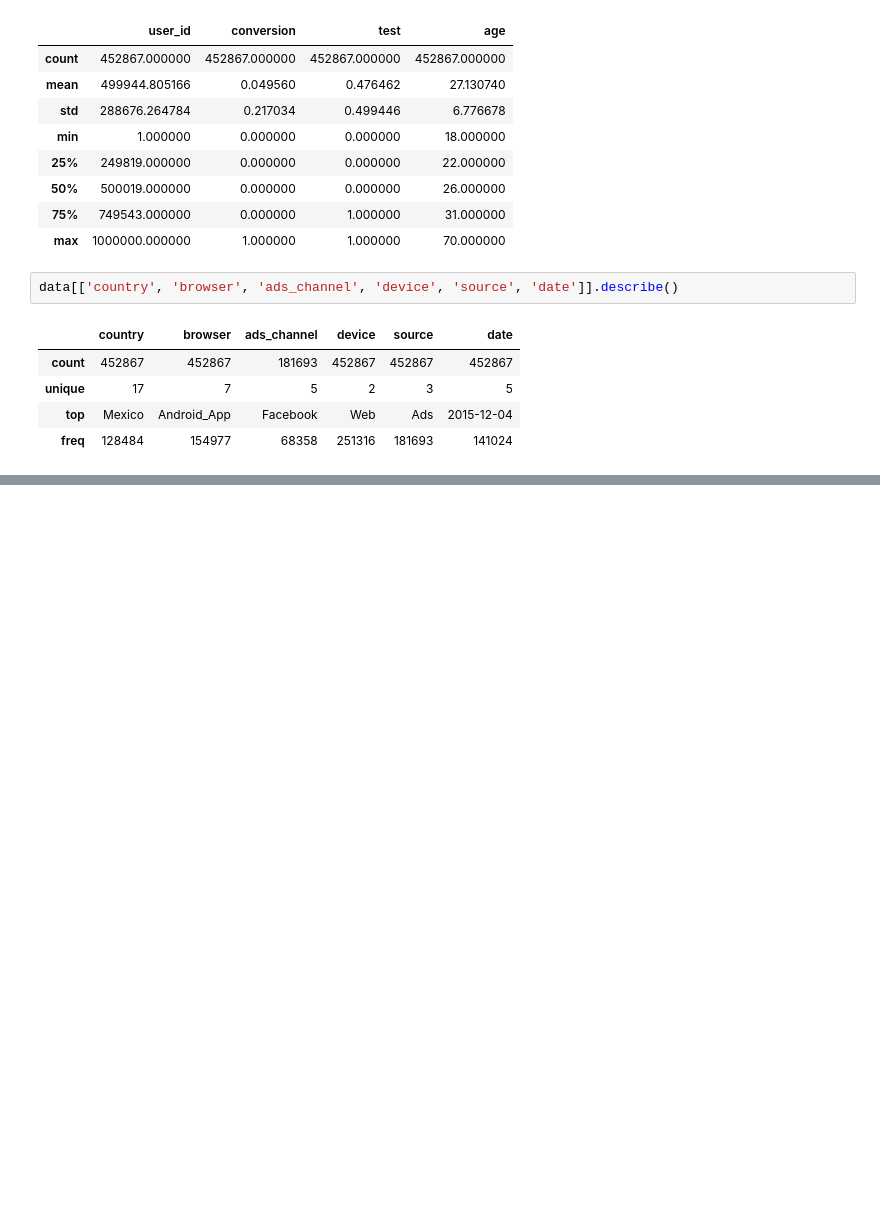
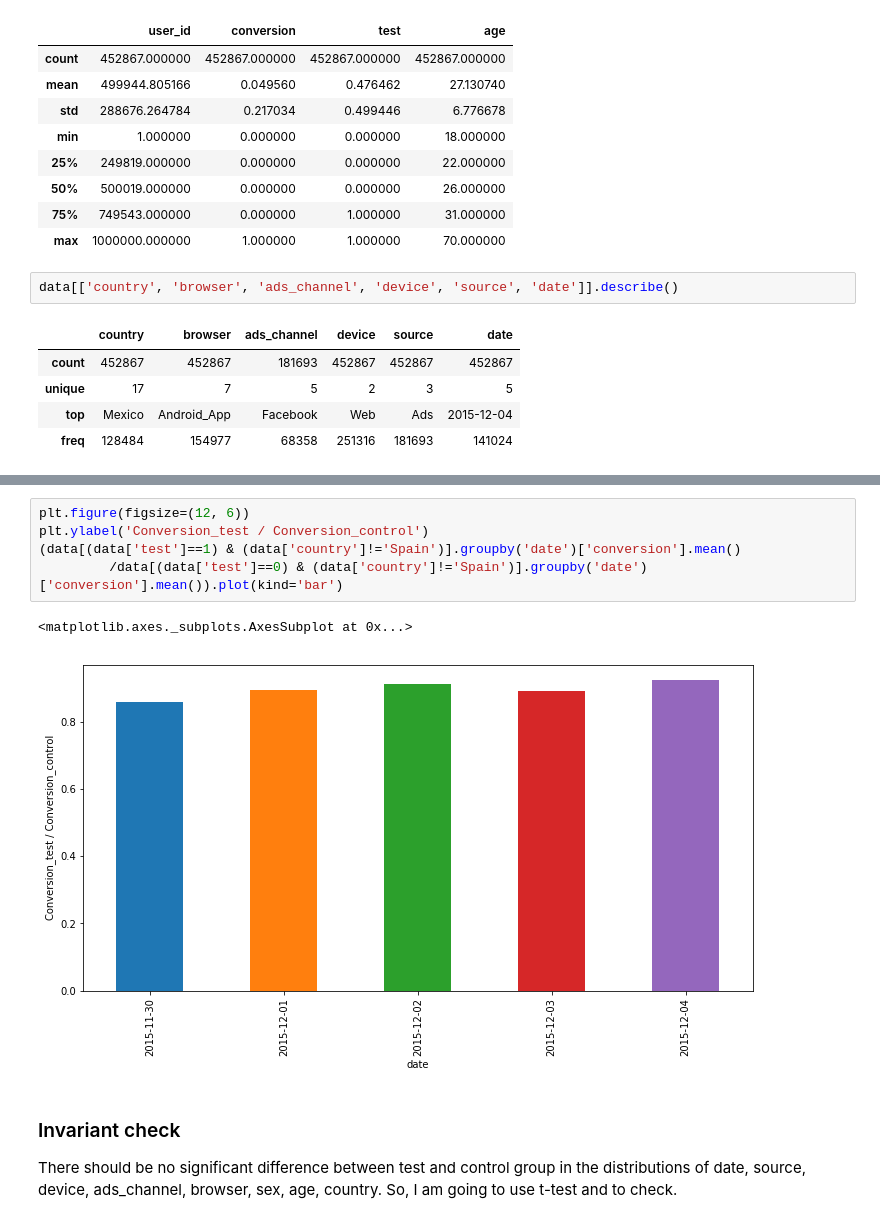
Before and after one commit to crazywiden/Leetcode_daily_submit, a Jupyter notebook: 20e/Spanish Translation.ipynb, the cells around one changed output, grey strips where cells are left out. Cells and saved outputs as stored; diff of their text form; blank space fills up the shorter version.

```diff
--- a/20e/Spanish Translation.ipynb
+++ b/20e/Spanish Translation.ipynb
@@ -107,0 +143,13 @@ data[['country', 'browser', 'ads_channel', 'device', 'source', 'date']].describe
+# %%
+plt.figure(figsize=(12, 6))
+plt.ylabel('Conversion_test / Conversion_control')
+(data[(data['test']==1) & (data['country']!='Spain')].groupby('date')['conversion'].mean()
+         /data[(data['test']==0) & (data['country']!='Spain')].groupby('date')['conversion'].mean()).plot(kind='bar')
+# %% [output]
+<matplotlib.axes._subplots.AxesSubplot at 0x...>
+[figure, added]
+# %% [markdown]
+### Invariant check
+
+There should be no significant difference between test and control group in the distributions of date, source, device, ads_channel, browser, sex, age, country.
+So, I am going to use t-test and  to check.
```
Also changed, not shown: parts of 8 cells of this notebook.
